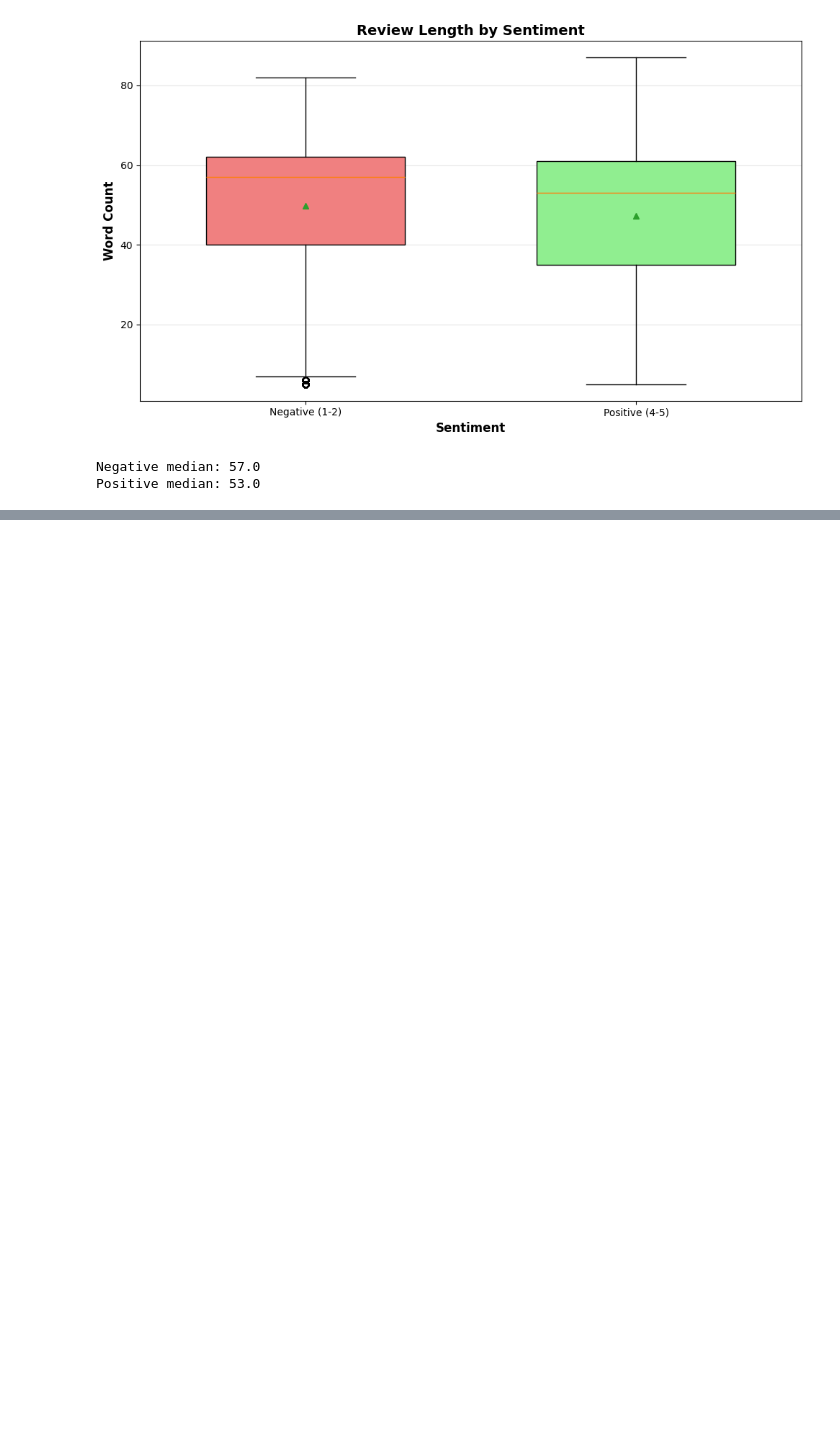
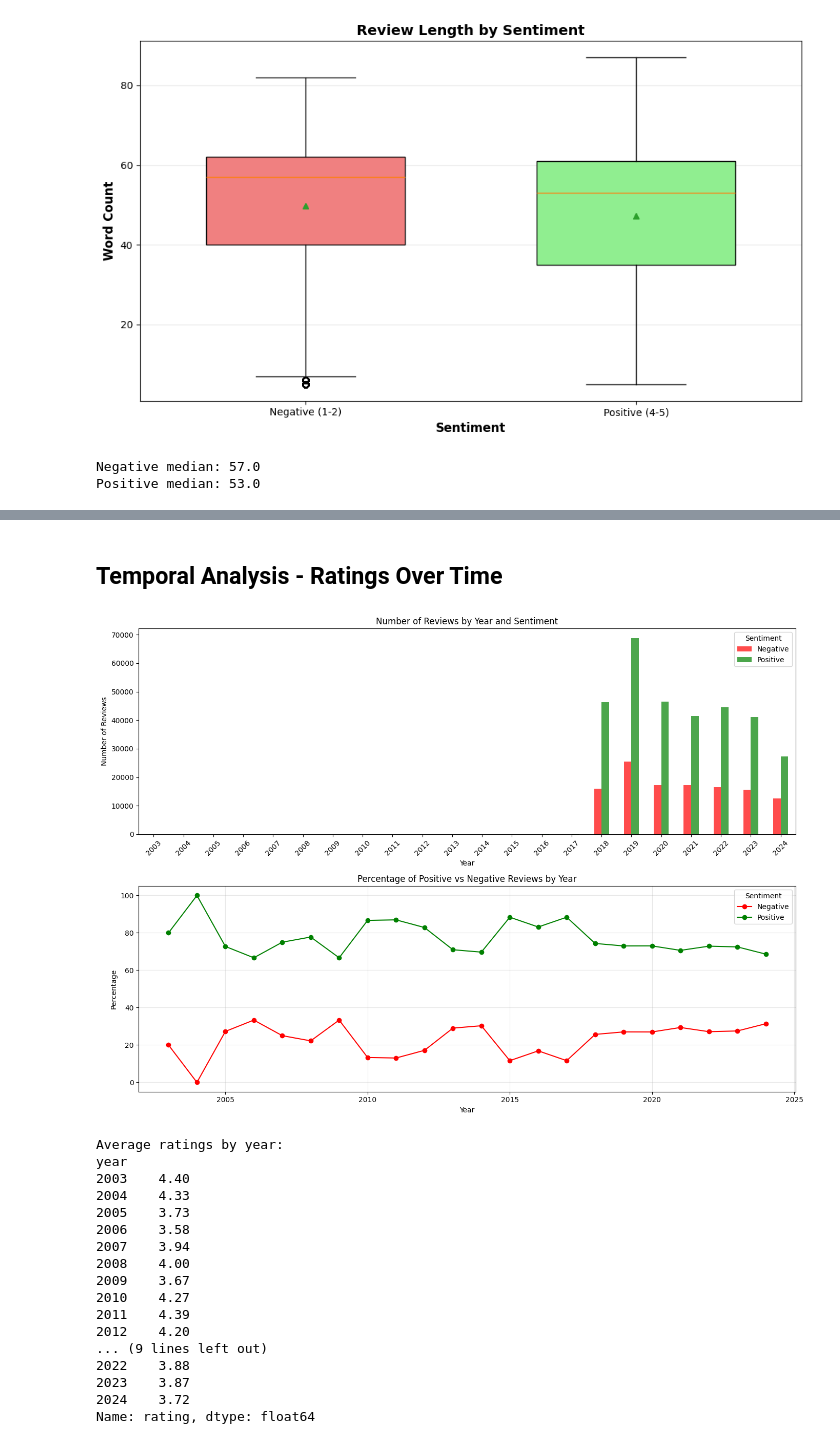
Before and after one commit to 3028Bikalpa/SOSC314_project_Bikki, a Jupyter notebook: project_code.ipynb, the cells around one changed output, grey strips where cells are left out. Saved outputs shown, nothing was run; the diff lists cells and outputs as text; code cells hidden in the pictures; blank space fills up the shorter version.

Commit message:
Analyse rating over time and class imbalance

```diff
--- a/project_code.ipynb
+++ b/project_code.ipynb
@@ -416,0 +520,49 @@ Positive median: 53.0
+# %% [markdown]
+## Temporal Analysis - Ratings Over Time
+# %%
+# Ratings over time
+yearly_ratings = df_modeling.groupby(['year', 'sentiment_label']).size().unstack(fill_value=0)
+
+fig, axes = plt.subplots(2, 1, figsize=(14, 10))
+
+# Absolute counts
+yearly_ratings.plot(kind='bar', ax=axes[0], color=['red', 'green'], alpha=0.7)
+axes[0].set_title('Number of Reviews by Year and Sentiment')
+axes[0].set_xlabel('Year')
+axes[0].set_ylabel('Number of Reviews')
+axes[0].legend(title='Sentiment')
+axes[0].tick_params(axis='x', rotation=45)
+
+# Proportions
+yearly_props = yearly_ratings.div(yearly_ratings.sum(axis=1), axis=0) * 100
+yearly_props.plot(kind='line', ax=axes[1], marker='o', color=['red', 'green'])
+axes[1].set_title('Percentage of Positive vs Negative Reviews by Year')
+axes[1].set_xlabel('Year')
+axes[1].set_ylabel('Percentage')
+axes[1].legend(title='Sentiment')
+axes[1].grid(True, alpha=0.3)
+
+plt.tight_layout()
+plt.show()
+
+print("Average ratings by year:")
+print(df_modeling.groupby('year')['rating'].mean().round(2))
+# %% [output]
+[figure, added]
+Average ratings by year:
+year
+2003    4.40
+2004    4.33
+2005    3.73
+2006    3.58
+2007    3.94
+2008    4.00
+2009    3.67
+2010    4.27
+2011    4.39
+2012    4.20
+... (9 lines left out)
+2022    3.88
+2023    3.87
+2024    3.72
+Name: rating, dtype: float64
```
Also changed, not shown: parts of 9 cells of this notebook.
